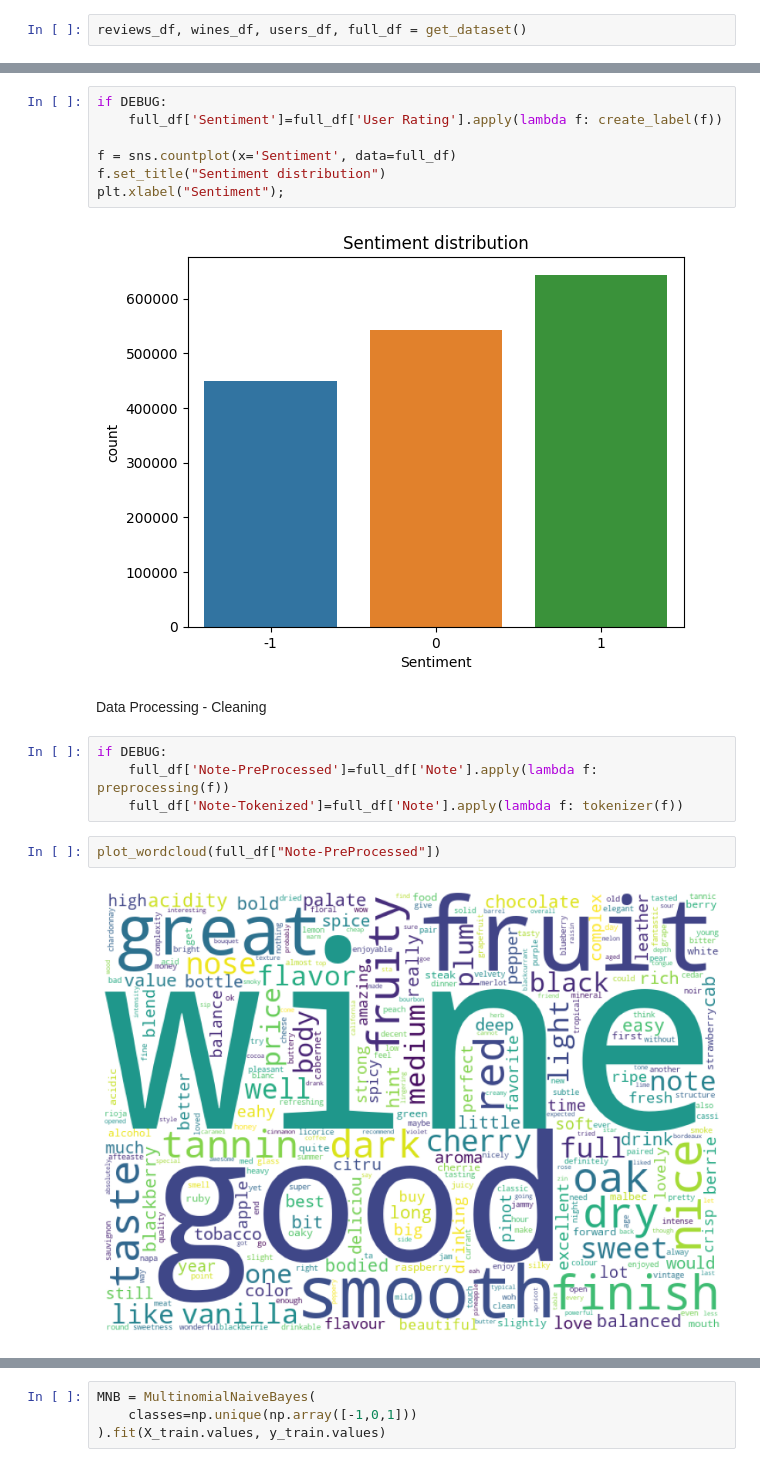
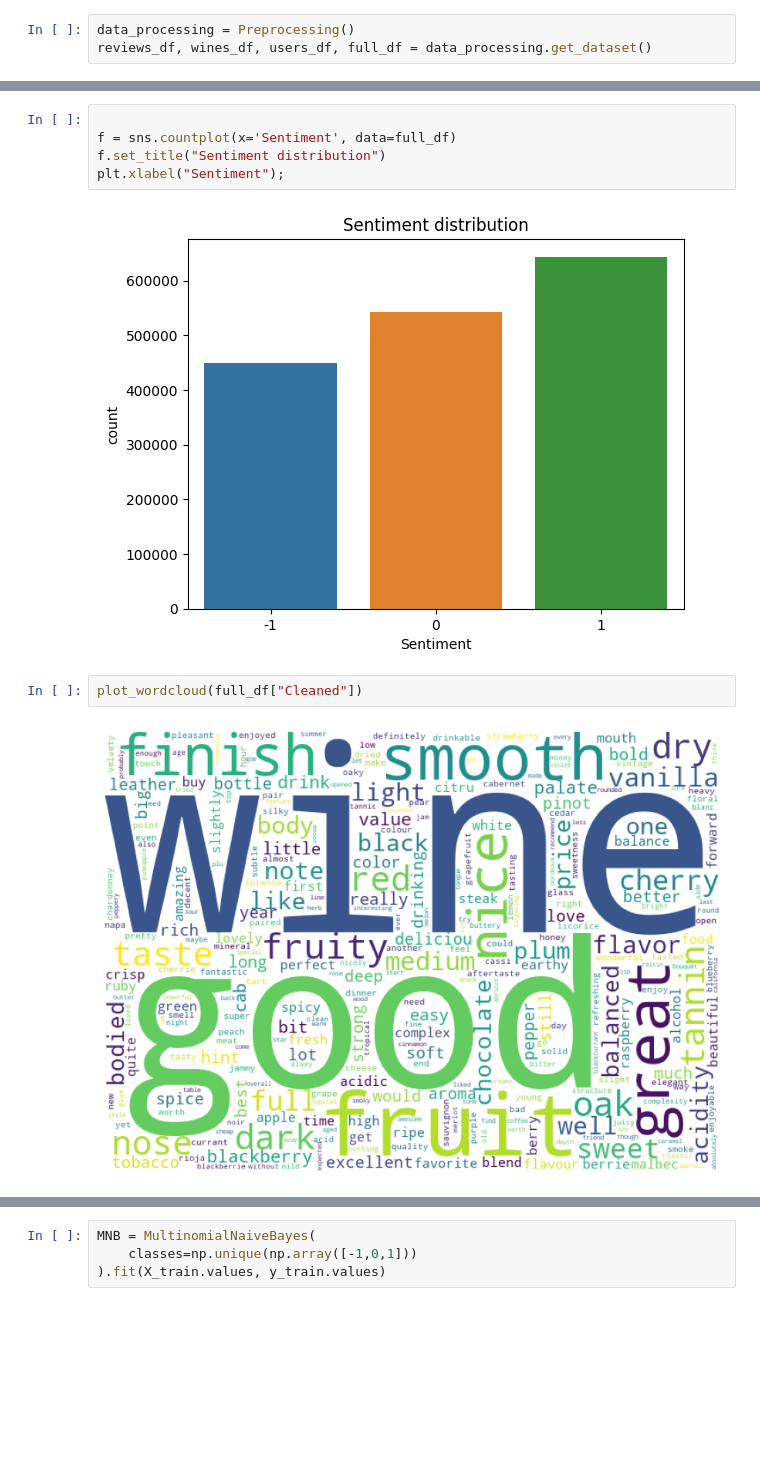
Before and after one commit to AndreaCamilloni/DM2583-project, a Jupyter notebook: notebook.ipynb, the cells around one changed output, grey strips where cells are left out. Saved outputs shown, nothing was run; the diff lists cells and outputs as text; blank space fills up the shorter version.

Commit message:
balanced dataset + clustering

```diff
--- a/notebook.ipynb
+++ b/notebook.ipynb
@@ -12,4 +12,5 @@ import seaborn as sns
 
 DEBUG = True
 # %%
-reviews_df, wines_df, users_df, full_df = get_dataset()
+data_processing = Preprocessing()
+reviews_df, wines_df, users_df, full_df = data_processing.get_dataset()
@@ -118,24 +120,16 @@ neg, neutr,pos
 # %% [output]
 (450167, 543151, 543151)
 # %%
-if DEBUG:
-    full_df['Sentiment']=full_df['User Rating'].apply(lambda f: create_label(f))
 
 f = sns.countplot(x='Sentiment', data=full_df)
 f.set_title("Sentiment distribution")
 plt.xlabel("Sentiment");
 # %% [output]
 [figure]
-# %% [markdown]
-Data Processing - Cleaning
-# %%
-if DEBUG:
-    full_df['Note-PreProcessed']=full_df['Note'].apply(lambda f: preprocessing(f))
-    full_df['Note-Tokenized']=full_df['Note'].apply(lambda f: tokenizer(f))
 # %%
-plot_wordcloud(full_df["Note-PreProcessed"])
+plot_wordcloud(full_df["Cleaned"])
 # %% [output]
-[figure, old version]
+[figure, new version]
 # %%
 from sklearn.model_selection import train_test_split
 
```
Also changed, not shown: parts of 21 cells of this notebook.
